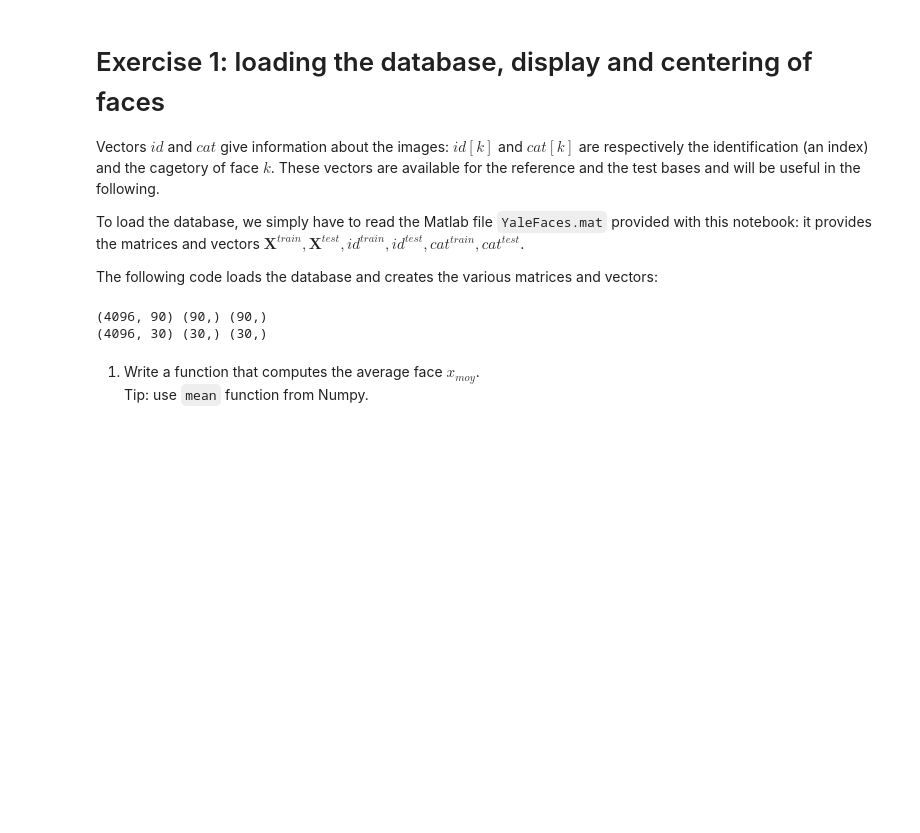
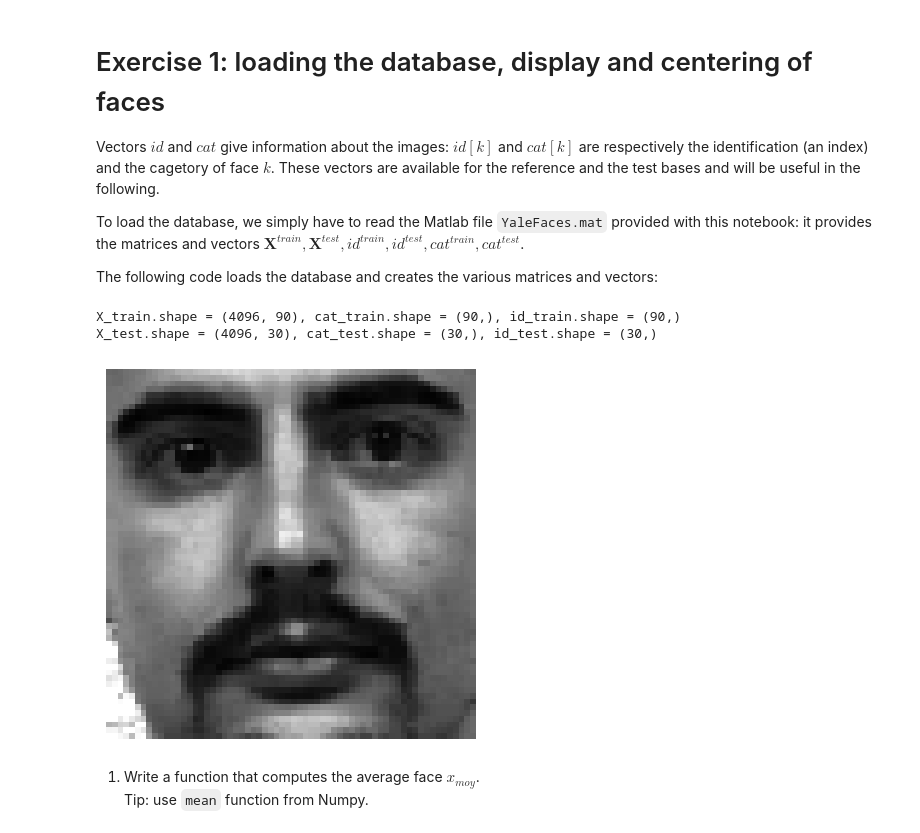
Before and after one commit to White-On/BIMA_Notebook, a Jupyter notebook: TME9-10.ipynb, the cells around one changed output. Cells and saved outputs as stored; diff of their text form; code cells hidden in the pictures; blank space fills up the shorter version.

```diff
--- a/TME9-10.ipynb
+++ b/TME9-10.ipynb
@@ -111,11 +111,17 @@ id_test = yaleFaces['id_test'][0]-1
 # Additional images that don't contain faces
 X_noface = yaleFaces['X_noface']
 
-print(X_train.shape,cat_train.shape,id_train.shape)
-print(X_test.shape,cat_test.shape,id_test.shape)
+print(f'{X_train.shape = }, {cat_train.shape = }, {id_train.shape = }')
+print(f'{X_test.shape = }, {cat_test.shape = }, {id_test.shape = }')
 # %% [output]
-(4096, 90) (90,) (90,)
-(4096, 30) (30,) (30,)
+X_train.shape = (4096, 90), cat_train.shape = (90,), id_train.shape = (90,)
+X_test.shape = (4096, 30), cat_test.shape = (30,), id_test.shape = (30,)
+# %%
+plt.imshow(X_train[:,50].reshape((64,64)).T, cmap = 'gray')
+plt.axis('off')
+plt.show()
+# %% [output]
+[figure, added]
 # %% [markdown]
 1.  Write a function that computes the average face $x_{moy}$. \
     Tip: use `mean` function from Numpy.
```
Also changed, not shown: parts of 17 cells of this notebook.
